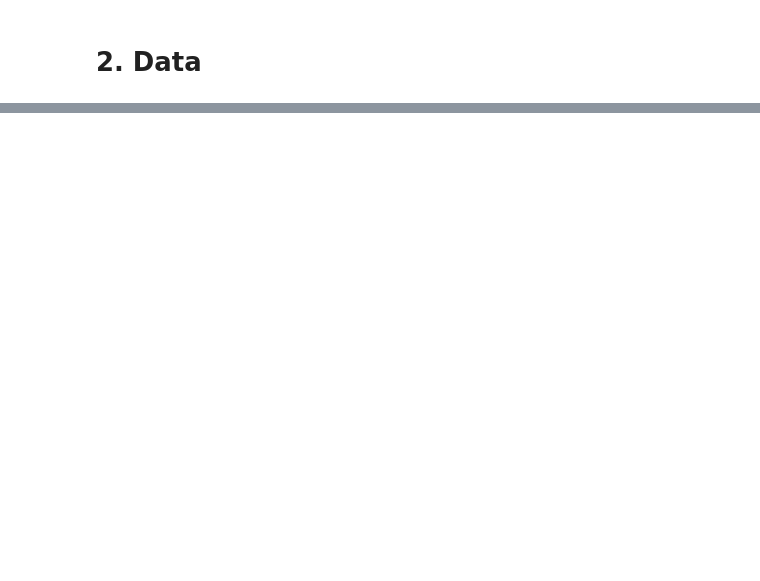
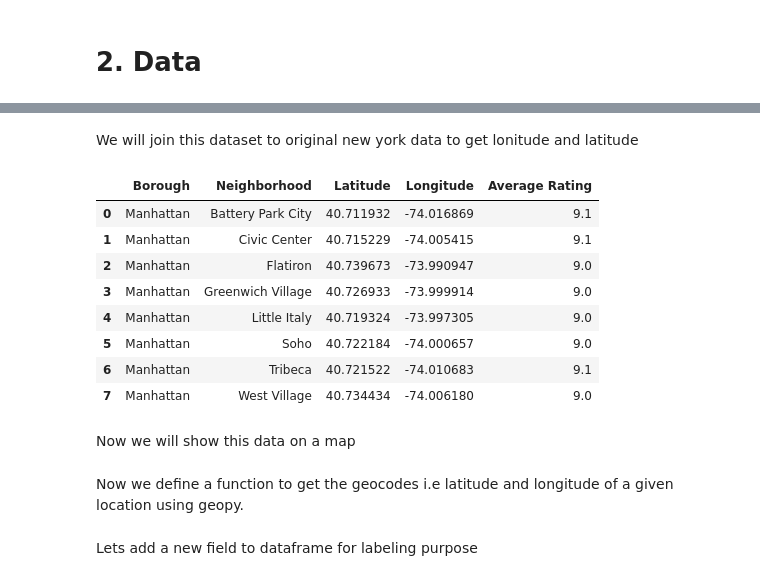
Before and after one commit to phuocph2/Capstone-Project, a Jupyter notebook: Capstone-Project.ipynb, the cells around one changed output, grey strips where cells are left out. Saved outputs shown, nothing was run; the diff lists cells and outputs as text; code cells hidden in the pictures; blank space fills up the shorter version.

```diff
--- a/Capstone-Project.ipynb
+++ b/Capstone-Project.ipynb
@@ -25,0 +447,3 @@ The Methodology section will describe the main components of our analysis and pr
+# %%
+ny_neighborhood_stats=vegetarian_rest_stats_ny.groupby('Neighborhood',as_index=False).mean()[['Neighborhood','Rating']]
+ny_neighborhood_stats.columns=['Neighborhood','Average Rating']
@@ -25,0 +499,2 @@ The Methodology section will describe the main components of our analysis and pr
+# %%
+ny_neighborhood_stats=ny_neighborhood_stats[ny_neighborhood_stats['Average Rating']>=9.0]
@@ -25,0 +513,20 @@ The Methodology section will describe the main components of our analysis and pr
+# %% [markdown]
+We will join this dataset to original new york data to get lonitude and latitude
+# %%
+ny_neighborhood_stats=pd.merge(ny_neighborhood_stats,new_york_data, on='Neighborhood')
+ny_neighborhood_stats=ny_neighborhood_stats[['Borough','Neighborhood','Latitude','Longitude','Average Rating']]
+ny_neighborhood_stats
+# %% [output]
+|  | Borough | Neighborhood | Latitude | Longitude | Average Rating |
+| 0 | Manhattan | Battery Park City | 40.711932 | -74.016869 | 9.1 |
+| 1 | Manhattan | Civic Center | 40.715229 | -74.005415 | 9.1 |
+| 2 | Manhattan | Flatiron | 40.739673 | -73.990947 | 9.0 |
+| 3 | Manhattan | Greenwich Village | 40.726933 | -73.999914 | 9.0 |
+| 4 | Manhattan | Little Italy | 40.719324 | -73.997305 | 9.0 |
+| 5 | Manhattan | Soho | 40.722184 | -74.000657 | 9.0 |
+| 6 | Manhattan | Tribeca | 40.721522 | -74.010683 | 9.1 |
+| 7 | Manhattan | West Village | 40.734434 | -74.006180 | 9.0 |
+# %% [markdown]
+Now we will show this data on a map
+# %% [markdown]
+Now we define a function to get the geocodes i.e latitude and longitude of a given location using geopy.
@@ -25,0 +560,2 @@ The Methodology section will describe the main components of our analysis and pr
+# %% [markdown]
+Lets add a new field to dataframe for labeling purpose
```
Also changed, not shown: parts of 70 cells of this notebook.
